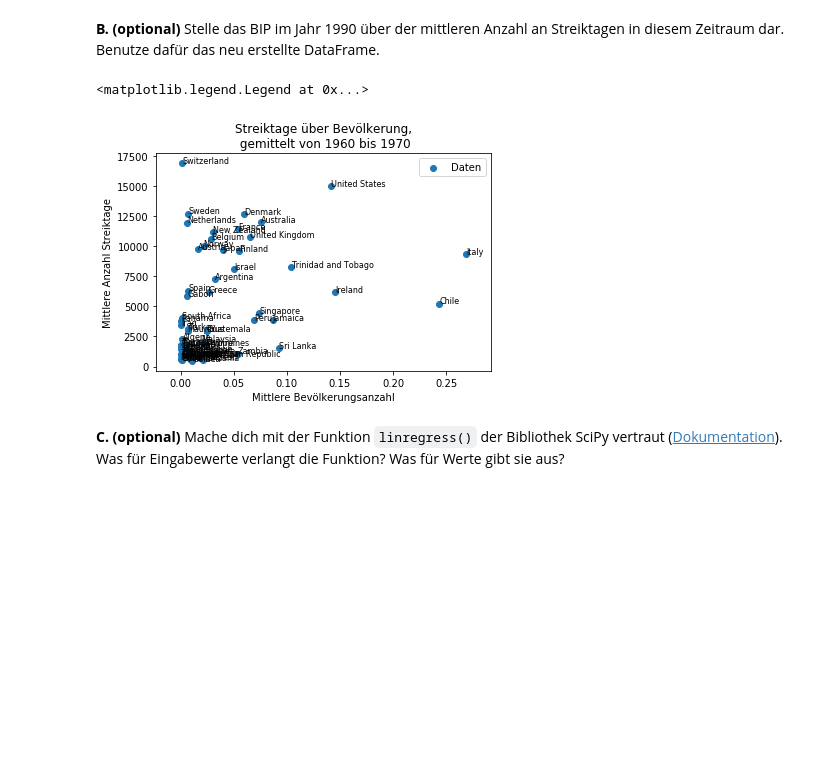
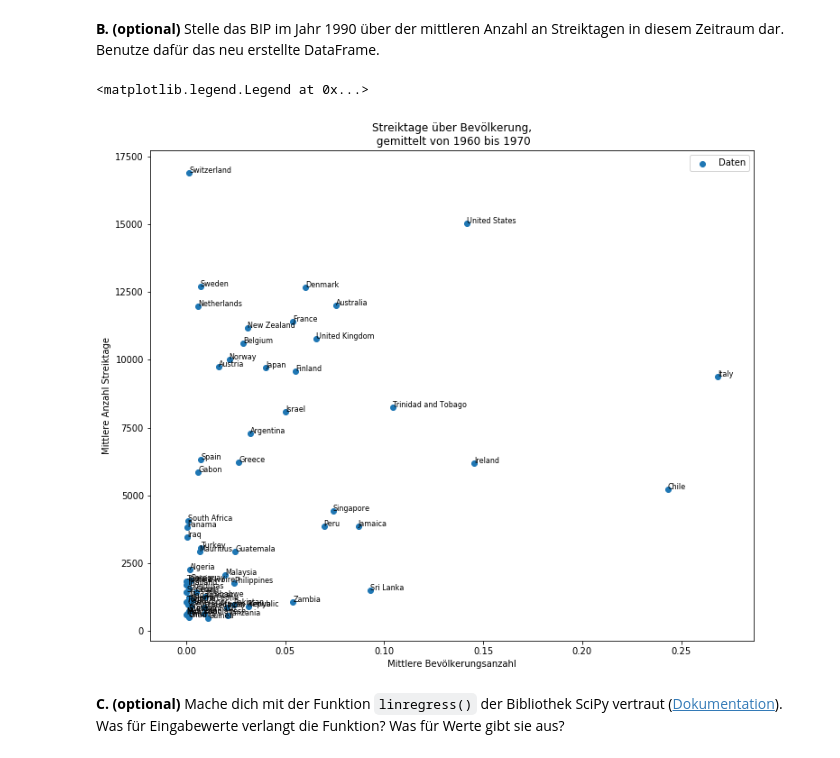
Before and after one commit to Daten-Lesen-Lernen/daten-lesen-lernen-lecture, a Jupyter notebook: case-study-wirtschaftswissenschaften/08_uebung_wirtschaftswissenschaften_loesung.ipynb, the cells around one changed output. Cells and saved outputs as stored; diff of their text form; code cells hidden in the pictures; blank space fills up the shorter version.

Commit message:
figure resized in 08 wiwi

````diff
--- a/case-study-wirtschaftswissenschaften/08_uebung_wirtschaftswissenschaften_loesung.ipynb
+++ b/case-study-wirtschaftswissenschaften/08_uebung_wirtschaftswissenschaften_loesung.ipynb
@@ -367,23 +367,23 @@ Verbleibende Länder im Zeitraum 1960 bis 1970: 64
 # %%
 # Scatterplot der mittleren Streiktage über der mittleren
 # Bevölkerungsanzahl
-plt.s
+plt.figure(figsize=(12,10))
 plt.scatter(temp_df['strikes'], temp_df['{}_GDP'.format(start + window)], label='Daten')
 
 # Beschriftung der Datenpunkte mit Ländernamen
 for name, x, y in zip(temp_df['country name'], temp_df['strikes'],\
                       temp_df['{}_GDP'.format(start + window)]):
     plt.text(x, y, name, fontsize=8)
 
 # Beschriftung des Plots
 plt.ylabel('Mittlere Anzahl Streiktage')
 plt.xlabel('Mittlere Bevölkerungsanzahl')
 plt.title('Streiktage über Bevölkerung,\n gemittelt von {} bis {}'\
           .format(start, start + window))
 plt.legend()
 # %% [output]
 <matplotlib.legend.Legend at 0x...>
-[figure, old version]
+[figure, new version]
 # %% [markdown]
 **C. (optional)** Mache dich mit der Funktion ```linregress()``` der Bibliothek SciPy vertraut ([Dokumentation](https://docs.scipy.org/doc/scipy/reference/generated/scipy.stats.linregress.html)). Was für Eingabewerte verlangt die Funktion? Was für Werte gibt sie aus?
 # %% [markdown]
````
